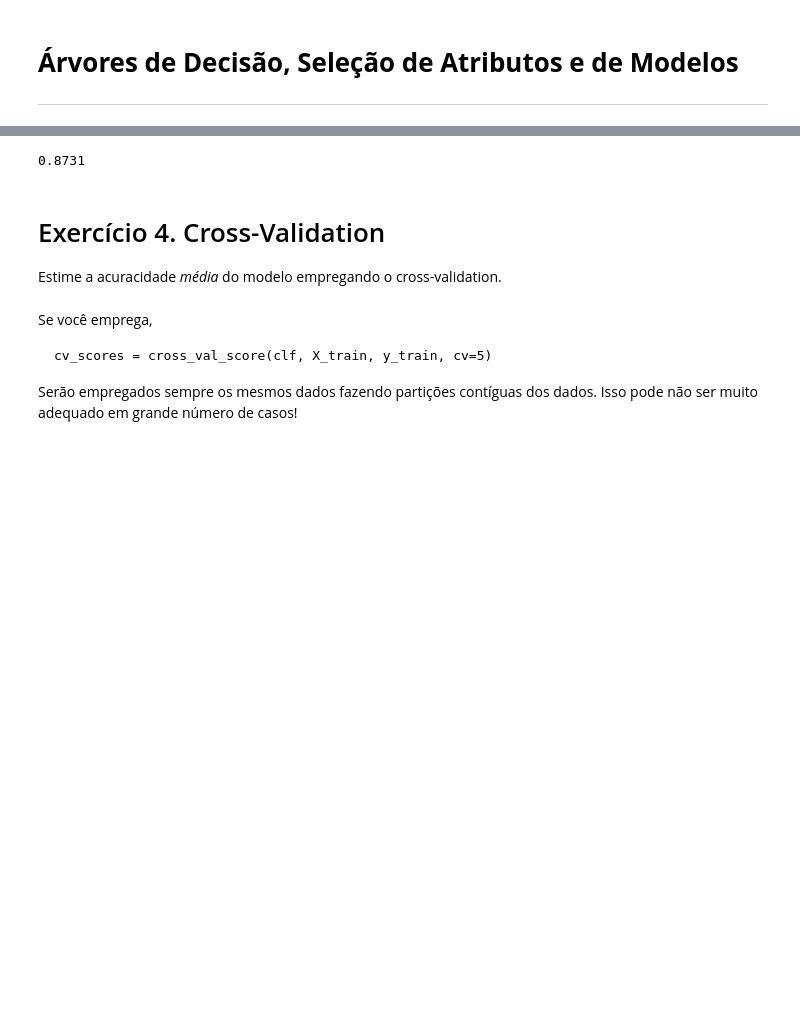
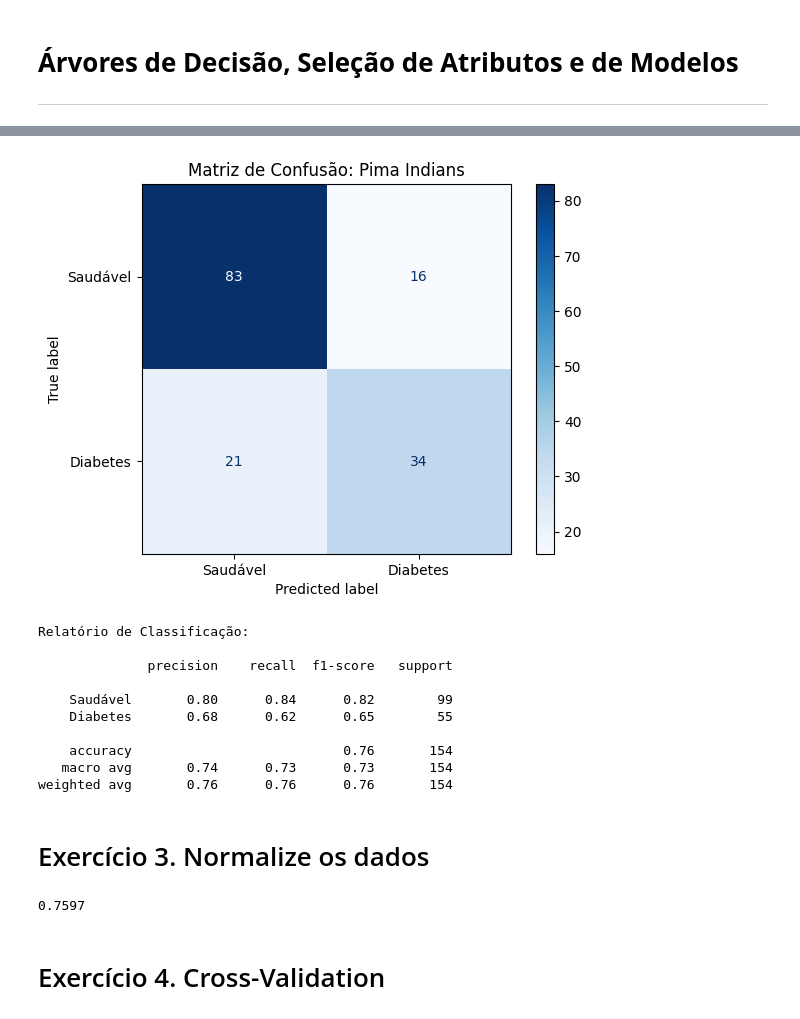
Before and after one commit to anabiarochar/Mestrado_MLG, a Jupyter notebook: MLG_Ana_Ribeiro.ipynb, the cells around one changed output, grey strips where cells are left out. Saved outputs shown, nothing was run; the diff lists cells and outputs as text; code cells hidden in the pictures; blank space fills up the shorter version.

````diff
--- a/MLG_Ana_Ribeiro.ipynb
+++ b/MLG_Ana_Ribeiro.ipynb
@@ -29,2 +44,9 @@ display(df.head())
+# %%
+# Substituindo 0 por NaN em colunas onde o valor zero é fisicamente impossível
+cols_com_zeros = ['glicose', 'pressao', 'espessura_triceps', 'insulina', 'imc']
+df[cols_com_zeros] = df[cols_com_zeros].replace(0, np.nan)
+
+for col in cols_com_zeros:
+    df[col] = df[col].fillna(df[col].median())
 # %% [markdown]
 # Exercício 1. Label Encode e Conjuntos de Treinamento e Teste
@@ -37,7 +53,7 @@ Você vai preparar os dados para fazer um modelo de Árvore de Decisão. Faça o
 # %%
 from sklearn.model_selection import train_test_split
 
-X = df.drop('y', axis=1)
-y = df['y']
+X = df.drop('resultado', axis=1)
+y = df['resultado']
 
-X_train, X_test, y_train, y_test = train_test_split(X, y, stratify=y, test_size=0.3, random_state=42)
+X_train, X_test, y_train, y_test = train_test_split(X, y, test_size=0.2, random_state=42)
@@ -61,15 +59,0 @@ skipping
-# %%
-from sklearn.preprocessing import LabelEncoder
-
-categorical_features = X_train.select_dtypes(include=['object']).columns
-
-le_list = {}
-le = LabelEncoder()
-for col in categorical_features:
-    le_list[col] = le
-    X_train[col] = le_list[col].fit_transform(X_train[col])
-    X_test[col] = le_list[col].transform(X_test[col])
-    X_train[col] = X_train[col].astype('int')
-    X_test[col] = X_test[col].astype('int')
-
-X_train.head()
@@ -87,7 +62,7 @@ Aplique um modelo de Árvore de Decisão. Qual a acuracidade sobre o conjunto de
 # %%
 from sklearn.tree import DecisionTreeClassifier
 
-clf = DecisionTreeClassifier(criterion='gini', max_depth=None, random_state=42)
+clf = DecisionTreeClassifier(criterion='gini', max_depth=3, random_state=42)
 clf.fit(X_train,y_train)
 y_pred = clf.predict(X_test)
 print( f'{clf.score(X_test,y_test):.4f}' )
@@ -138,24 +71,42 @@ display(X_train.head())
+# %%
+from sklearn.metrics import confusion_matrix, classification_report, ConfusionMatrixDisplay
+import matplotlib.pyplot as plt
+
+cm = confusion_matrix(y_test, y_pred)
+
+disp = ConfusionMatrixDisplay(confusion_matrix=cm, display_labels=['Saudável', 'Diabetes'])
+disp.plot(cmap='Blues')
+plt.title('Matriz de Confusão: Pima Indians')
+plt.show()
+
+
+print("\nRelatório de Classificação:\n")
+print(classification_report(y_test, y_pred, target_names=['Saudável', 'Diabetes']))
+# %% [output]
+[figure, added]
+Relatório de Classificação:
+
+              precision    recall  f1-score   support
+
+    Saudável       0.80      0.84      0.82        99
+    Diabetes       0.68      0.62      0.65        55
+
+    accuracy                           0.76       154
+   macro avg       0.74      0.73      0.73       154
+weighted avg       0.76      0.76      0.76       154
+# %% [markdown]
+# Exercício 3. Normalize os dados
 # %%
 from sklearn.tree import DecisionTreeClassifier
 
-clf = DecisionTreeClassifier(criterion='gini', max_depth=None, random_state=42)
+clf = DecisionTreeClassifier(criterion='gini', max_depth=3, random_state=42)
 clf.fit(X_train,y_train)
 y_pred = clf.predict(X_test)
 print( f'{clf.score(X_test,y_test):.4f}' )
 # %% [output]
-0.8731
+0.7597
 # %% [markdown]
 # Exercício 4. Cross-Validation
-
-Estime a acuracidade *média* do modelo empregando o cross-validation.
-# %% [markdown]
-Se você emprega,
-
-```
-cv_scores = cross_val_score(clf, X_train, y_train, cv=5)
-```
-
-Serão empregados sempre os mesmos dados fazendo partições contíguas dos dados. Isso pode não ser muito adequado em grande número de casos!
 # %%
 from sklearn.model_selection import cross_val_score, KFold
 
````
Also changed, not shown: parts of 33 cells of this notebook.
